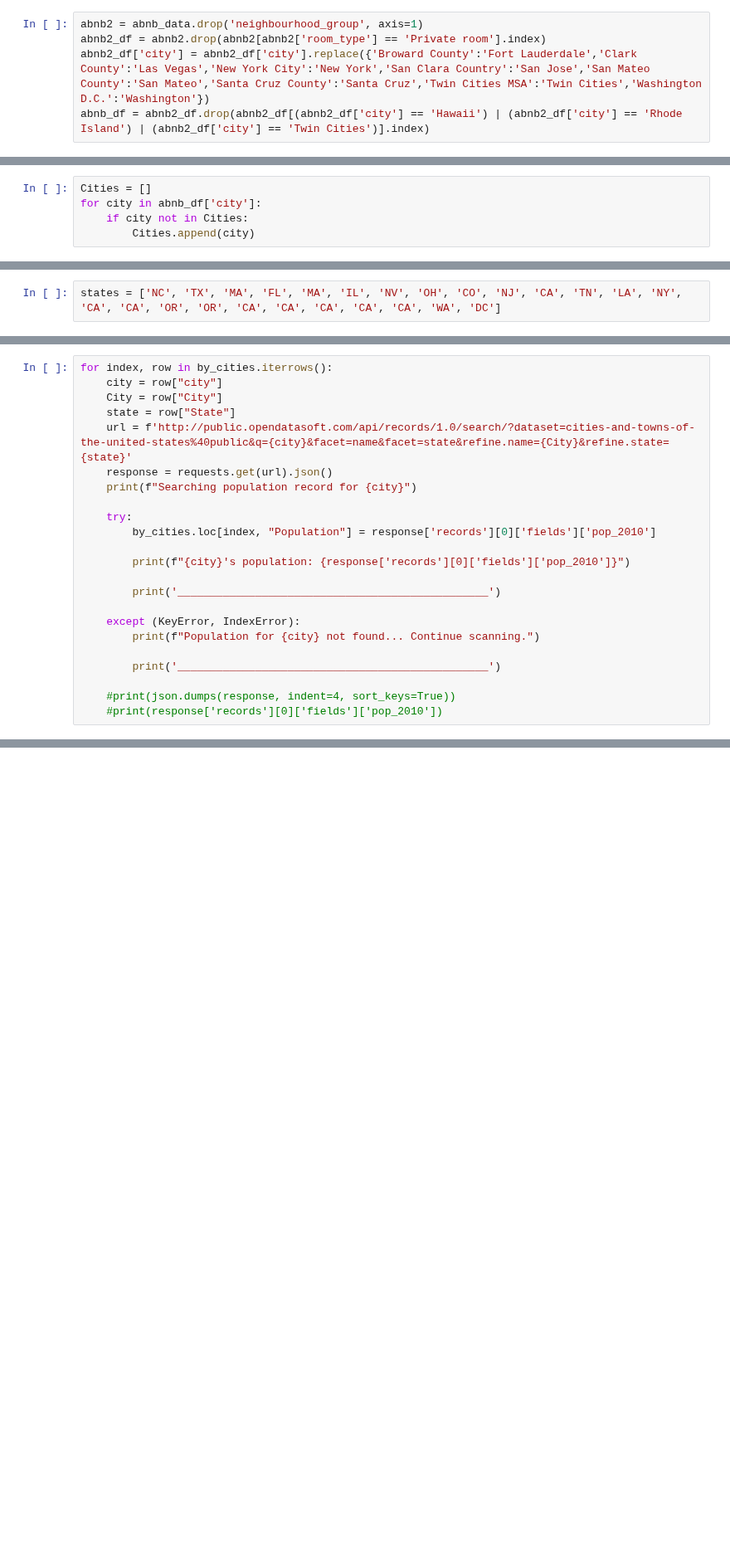
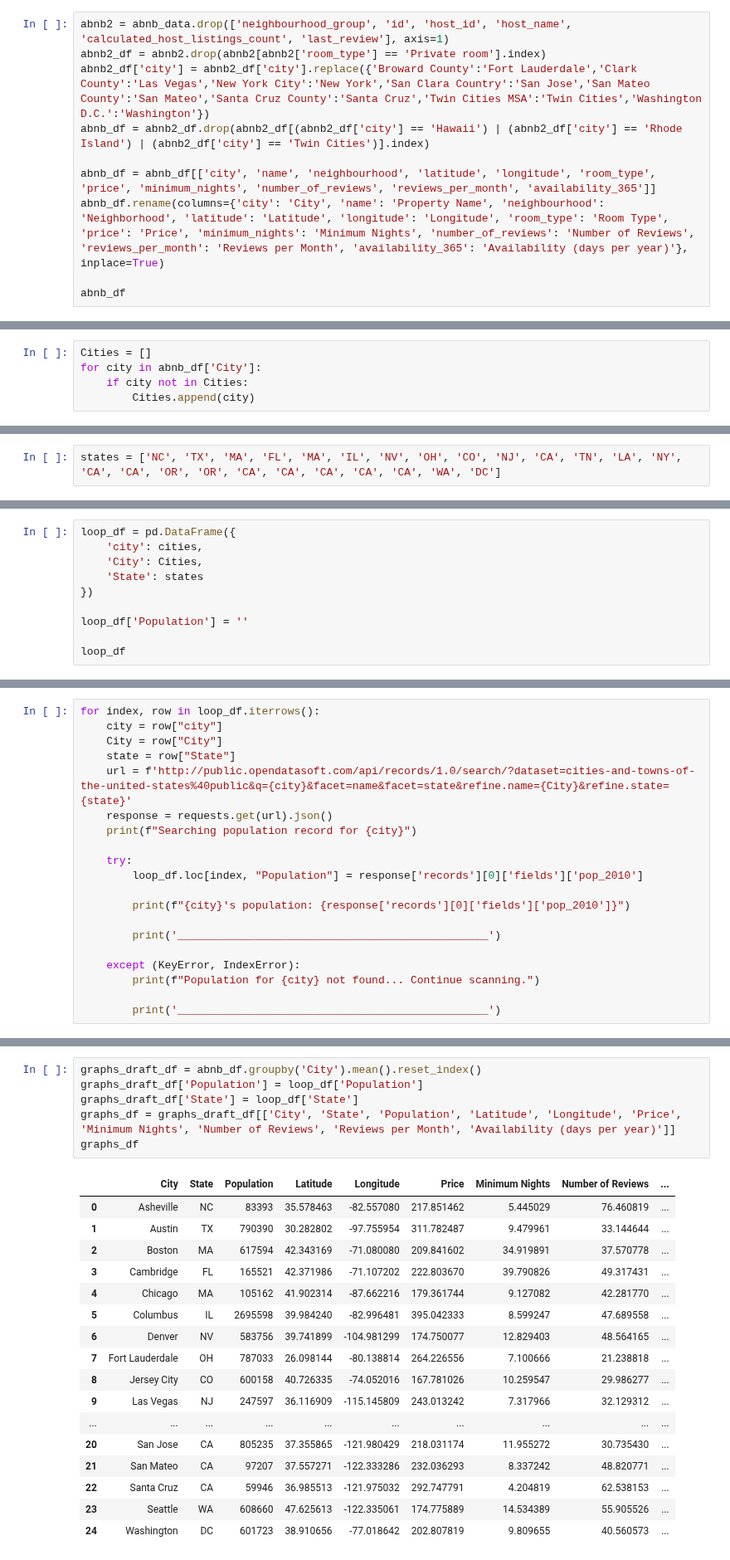
Before and after one commit to marieprosper77/Project1_Diplodocus-_Team, a Jupyter notebook: airbnb-starter.ipynb, the cells around one changed output, grey strips where cells are left out. Shown at 83% size. Saved outputs shown, nothing was run; the diff lists cells and outputs as text; blank space fills up the shorter version.

```diff
--- a/airbnb-starter.ipynb
+++ b/airbnb-starter.ipynb
@@ -12,7 +12,12 @@ from citipy import citipy
 # %%
 abnb_data = pd.read_csv("Resources/airbnb_data.csv")
 # %%
-abnb2 = abnb_data.drop('neighbourhood_group', axis=1)
+abnb2 = abnb_data.drop(['neighbourhood_group', 'id', 'host_id', 'host_name', 'calculated_host_listings_count', 'last_review'], axis=1)
 abnb2_df = abnb2.drop(abnb2[abnb2['room_type'] == 'Private room'].index)
 abnb2_df['city'] = abnb2_df['city'].replace({'Broward County':'Fort Lauderdale','Clark County':'Las Vegas','New York City':'New York','San Clara Country':'San Jose','San Mateo County':'San Mateo','Santa Cruz County':'Santa Cruz','Twin Cities MSA':'Twin Cities','Washington D.C.':'Washington'})
 abnb_df = abnb2_df.drop(abnb2_df[(abnb2_df['city'] == 'Hawaii') | (abnb2_df['city'] == 'Rhode Island') | (abnb2_df['city'] == 'Twin Cities')].index)
+
+abnb_df = abnb_df[['city', 'name', 'neighbourhood', 'latitude', 'longitude', 'room_type', 'price', 'minimum_nights', 'number_of_reviews', 'reviews_per_month', 'availability_365']]
+abnb_df.rename(columns={'city': 'City', 'name': 'Property Name', 'neighbourhood': 'Neighborhood', 'latitude': 'Latitude', 'longitude': 'Longitude', 'room_type': 'Room Type', 'price': 'Price', 'minimum_nights': 'Minimum Nights', 'number_of_reviews': 'Number of Reviews', 'reviews_per_month': 'Reviews per Month', 'availability_365': 'Availability (days per year)'}, inplace=True)
+
+abnb_df
@@ -19,6 +38,6 @@ abnb_df = abnb2_df.drop(abnb2_df[(abnb2_df['city'] == 'Hawaii') | (abnb2_df['cit
 # %%
 Cities = []
-for city in abnb_df['city']:
+for city in abnb_df['City']:
     if city not in Cities:
         Cities.append(city)
 # %%
@@ -52,0 +47,10 @@ by_cities
+# %%
+loop_df = pd.DataFrame({
+    'city': cities,
+    'City': Cities,
+    'State': states
+})
+
+loop_df['Population'] = ''
+
+loop_df
@@ -53,5 +75,5 @@ by_cities
 # %%
-for index, row in by_cities.iterrows():
+for index, row in loop_df.iterrows():
     city = row["city"]
     City = row["City"]
     state = row["State"]
@@ -60,7 +82,7 @@ for index, row in by_cities.iterrows():
     print(f"Searching population record for {city}")
 
     try:
-        by_cities.loc[index, "Population"] = response['records'][0]['fields']['pop_2010']
+        loop_df.loc[index, "Population"] = response['records'][0]['fields']['pop_2010']
 
         print(f"{city}'s population: {response['records'][0]['fields']['pop_2010']}")
 
@@ -70,9 +92,6 @@ for index, row in by_cities.iterrows():
         print(f"Population for {city} not found... Continue scanning.")
 
         print('________________________________________________')
-
-    #print(json.dumps(response, indent=4, sort_keys=True))
-    #print(response['records'][0]['fields']['pop_2010'])
 # %% [output]
 Searching population record for asheville
 asheville's population: 83393
@@ -113,0 +133,24 @@ by_cities
+# %%
+graphs_draft_df = abnb_df.groupby('City').mean().reset_index()
+graphs_draft_df['Population'] = loop_df['Population']
+graphs_draft_df['State'] = loop_df['State']
+graphs_df = graphs_draft_df[['City', 'State', 'Population', 'Latitude', 'Longitude', 'Price', 'Minimum Nights', 'Number of Reviews', 'Reviews per Month', 'Availability (days per year)']]
+graphs_df
+# %% [output]
+|  | City | State | Population | Latitude | Longitude | Price | Minimum Nights | Number of Reviews | ... |
+| 0 | Asheville | NC | 83393 | 35.578463 | -82.557080 | 217.851462 | 5.445029 | 76.460819 | ... |
+| 1 | Austin | TX | 790390 | 30.282802 | -97.755954 | 311.782487 | 9.479961 | 33.144644 | ... |
+| 2 | Boston | MA | 617594 | 42.343169 | -71.080080 | 209.841602 | 34.919891 | 37.570778 | ... |
+| 3 | Cambridge | FL | 165521 | 42.371986 | -71.107202 | 222.803670 | 39.790826 | 49.317431 | ... |
+| 4 | Chicago | MA | 105162 | 41.902314 | -87.662216 | 179.361744 | 9.127082 | 42.281770 | ... |
+| 5 | Columbus | IL | 2695598 | 39.984240 | -82.996481 | 395.042333 | 8.599247 | 47.689558 | ... |
+| 6 | Denver | NV | 583756 | 39.741899 | -104.981299 | 174.750077 | 12.829403 | 48.564165 | ... |
+| 7 | Fort Lauderdale | OH | 787033 | 26.098144 | -80.138814 | 264.226556 | 7.100666 | 21.238818 | ... |
+| 8 | Jersey City | CO | 600158 | 40.726335 | -74.052016 | 167.781026 | 10.259547 | 29.986277 | ... |
+| 9 | Las Vegas | NJ | 247597 | 36.116909 | -115.145809 | 243.013242 | 7.317966 | 32.129312 | ... |
+| ... | ... | ... | ... | ... | ... | ... | ... | ... | ... |
+| 20 | San Jose | CA | 805235 | 37.355865 | -121.980429 | 218.031174 | 11.955272 | 30.735430 | ... |
+| 21 | San Mateo | CA | 97207 | 37.557271 | -122.333286 | 232.036293 | 8.337242 | 48.820771 | ... |
+| 22 | Santa Cruz | CA | 59946 | 36.985513 | -121.975032 | 292.747791 | 4.204819 | 62.538153 | ... |
+| 23 | Seattle | WA | 608660 | 47.625613 | -122.335061 | 174.775889 | 14.534389 | 55.905526 | ... |
+| 24 | Washington | DC | 601723 | 38.910656 | -77.018642 | 202.807819 | 9.809655 | 40.560573 | ... |
```
Also changed, not shown: parts of 6 cells of this notebook.
